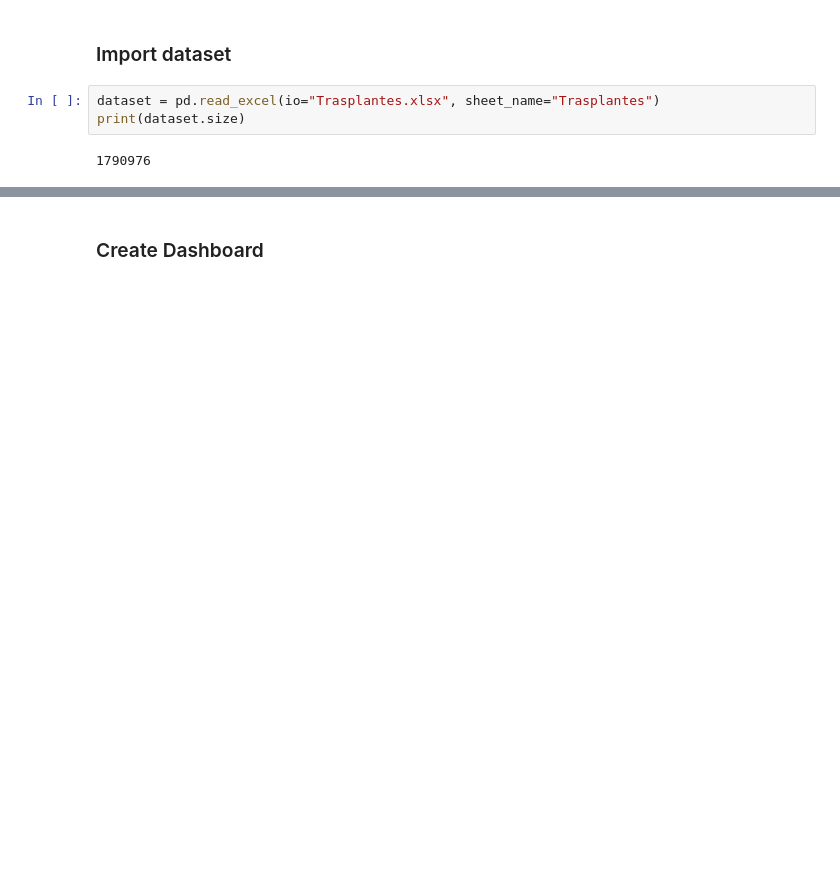
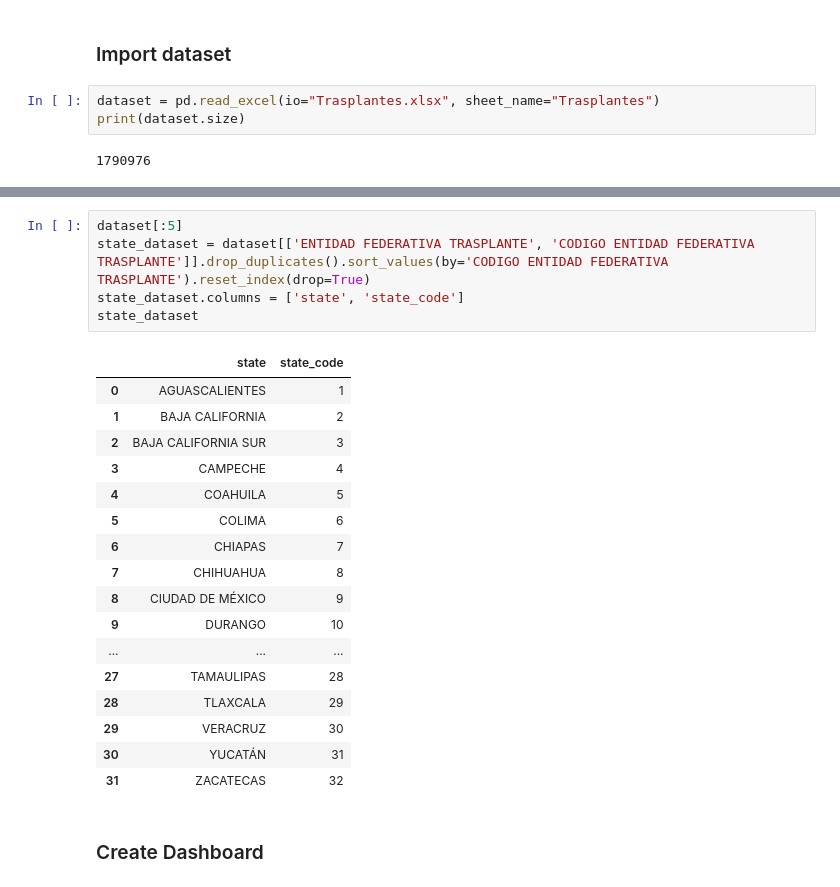
Before and after one commit to wendy-stefany/dashboard-transplantsin-mexico, a Jupyter notebook: final_proyect.ipynb, the cells around one changed output, grey strips where cells are left out. Saved outputs shown, nothing was run; the diff lists cells and outputs as text; blank space fills up the shorter version.

Commit message:
feat: create state filter and set the options from dataset

```diff
--- a/final_proyect.ipynb
+++ b/final_proyect.ipynb
@@ -65,3 +55,26 @@ dataset[:5]
+# %%
+dataset[:5]
+state_dataset = dataset[['ENTIDAD FEDERATIVA TRASPLANTE', 'CODIGO ENTIDAD FEDERATIVA TRASPLANTE']].drop_duplicates().sort_values(by='CODIGO ENTIDAD FEDERATIVA TRASPLANTE').reset_index(drop=True)
+state_dataset.columns = ['state', 'state_code']
+state_dataset
+# %% [output]
+|  | state | state_code |
+| 0 | AGUASCALIENTES | 1 |
+| 1 | BAJA CALIFORNIA | 2 |
+| 2 | BAJA CALIFORNIA SUR | 3 |
+| 3 | CAMPECHE | 4 |
+| 4 | COAHUILA | 5 |
+| 5 | COLIMA | 6 |
+| 6 | CHIAPAS | 7 |
+| 7 | CHIHUAHUA | 8 |
+| 8 | CIUDAD DE MÉXICO | 9 |
+| 9 | DURANGO | 10 |
+| ... | ... | ... |
+| 27 | TAMAULIPAS | 28 |
+| 28 | TLAXCALA | 29 |
+| 29 | VERACRUZ | 30 |
+| 30 | YUCATÁN | 31 |
+| 31 | ZACATECAS | 32 |
 # %% [markdown]
 ### Create Dashboard
 # %%
```
Also changed, not shown: parts of 2 cells of this notebook.
